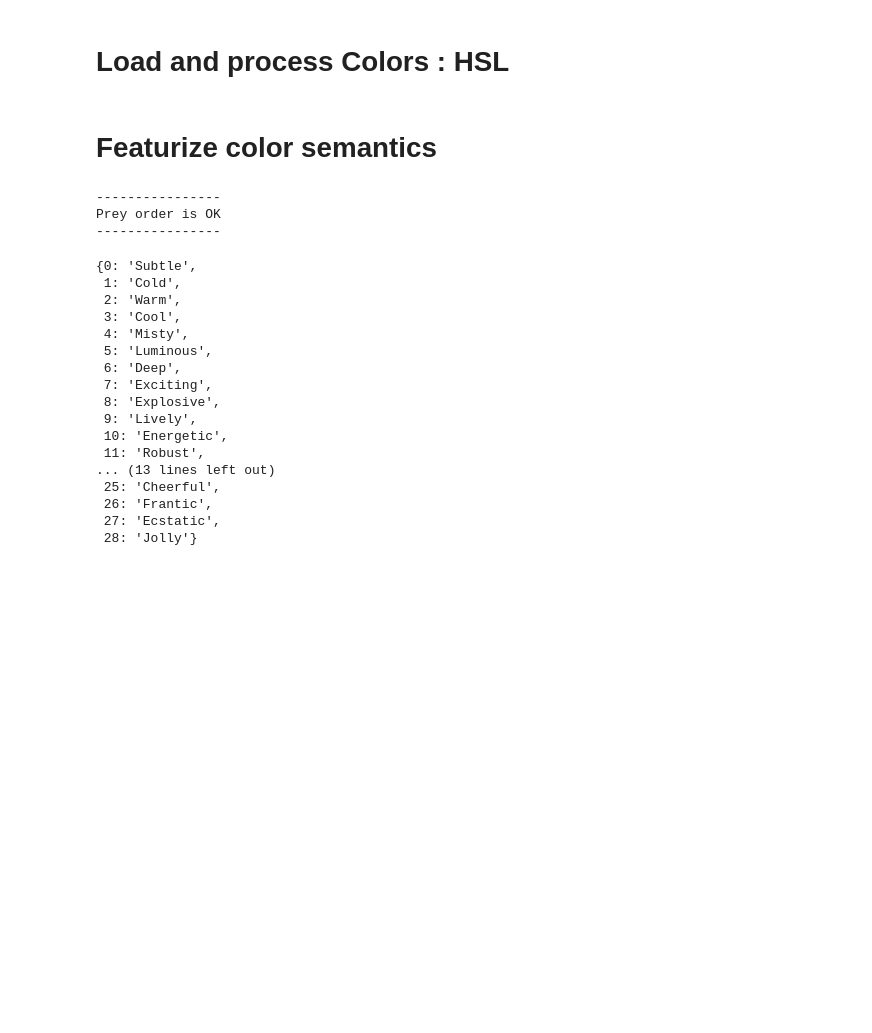
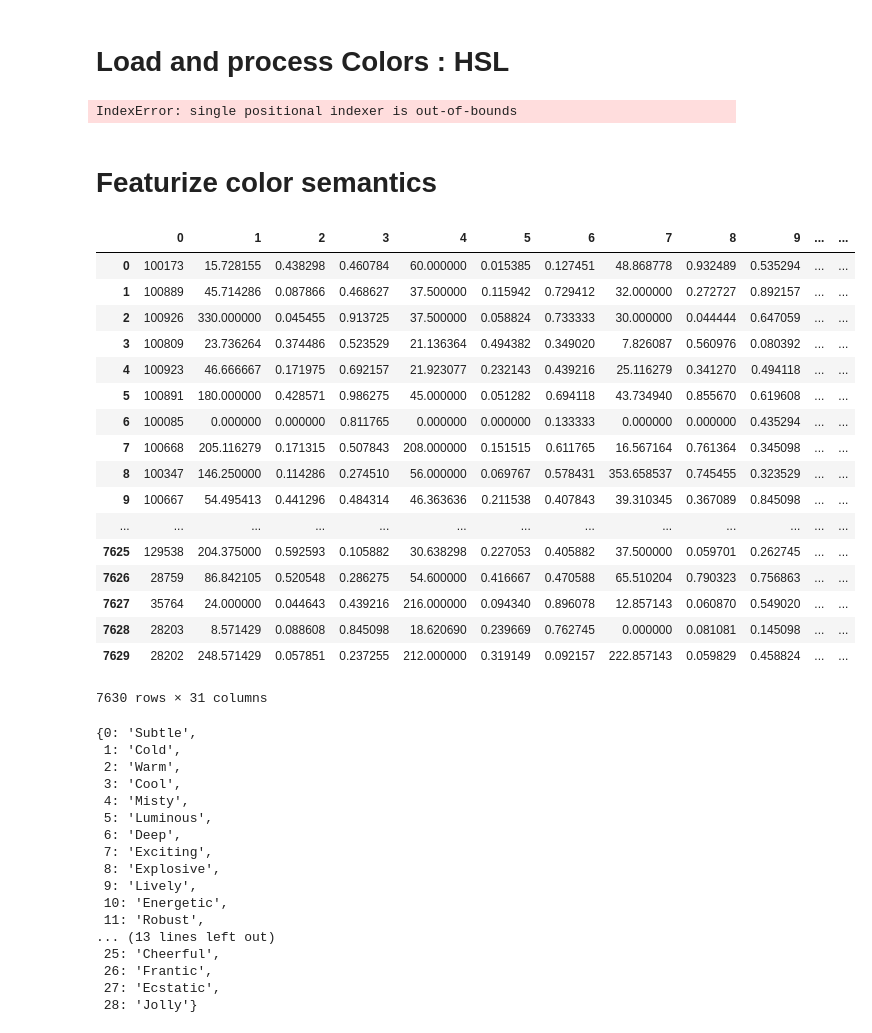
Before and after one commit to nanumyan/iCH-predictor, a Jupyter notebook: data_analysis/clustering.ipynb, the cells around one changed output. Drawn from its saved outputs; the diff is of its cells as text; code cells hidden in the pictures; blank space fills up the shorter version.

Commit message:
colors lists

```diff
--- a/data_analysis/clustering.ipynb
+++ b/data_analysis/clustering.ipynb
@@ -156,18 +154,42 @@ HSLcolors = np.loadtxt('out/HSLcolors.txt')
+# %%
+# HSLcolors = np.loadtxt('out/HSL10colors.txt')
+import pandas as pd
+HSLcolors = pd.read_table('out/HSL10colors.txt', header=None, index_col=0)
+HSLcolors.iloc[100173]
+# %% [output]
+IndexError: single positional indexer is out-of-bounds
 # %% [markdown]
 # Featurize color semantics
 # %%
 hues = HSLcolors[:, [1,4,7]]//30
 hues = hues.astype(int)
 num_hues = len(np.unique(hues))
+# %%
+HSLcolors
+# %% [output]
+|  | 0 | 1 | 2 | 3 | 4 | 5 | 6 | 7 | 8 | 9 | ... | ... |
+| 0 | 100173 | 15.728155 | 0.438298 | 0.460784 | 60.000000 | 0.015385 | 0.127451 | 48.868778 | 0.932489 | 0.535294 | ... | ... |
+| 1 | 100889 | 45.714286 | 0.087866 | 0.468627 | 37.500000 | 0.115942 | 0.729412 | 32.000000 | 0.272727 | 0.892157 | ... | ... |
+| 2 | 100926 | 330.000000 | 0.045455 | 0.913725 | 37.500000 | 0.058824 | 0.733333 | 30.000000 | 0.044444 | 0.647059 | ... | ... |
+| 3 | 100809 | 23.736264 | 0.374486 | 0.523529 | 21.136364 | 0.494382 | 0.349020 | 7.826087 | 0.560976 | 0.080392 | ... | ... |
+| 4 | 100923 | 46.666667 | 0.171975 | 0.692157 | 21.923077 | 0.232143 | 0.439216 | 25.116279 | 0.341270 | 0.494118 | ... | ... |
+| 5 | 100891 | 180.000000 | 0.428571 | 0.986275 | 45.000000 | 0.051282 | 0.694118 | 43.734940 | 0.855670 | 0.619608 | ... | ... |
+| 6 | 100085 | 0.000000 | 0.000000 | 0.811765 | 0.000000 | 0.000000 | 0.133333 | 0.000000 | 0.000000 | 0.435294 | ... | ... |
+| 7 | 100668 | 205.116279 | 0.171315 | 0.507843 | 208.000000 | 0.151515 | 0.611765 | 16.567164 | 0.761364 | 0.345098 | ... | ... |
+| 8 | 100347 | 146.250000 | 0.114286 | 0.274510 | 56.000000 | 0.069767 | 0.578431 | 353.658537 | 0.745455 | 0.323529 | ... | ... |
+| 9 | 100667 | 54.495413 | 0.441296 | 0.484314 | 46.363636 | 0.211538 | 0.407843 | 39.310345 | 0.367089 | 0.845098 | ... | ... |
+| ... | ... | ... | ... | ... | ... | ... | ... | ... | ... | ... | ... | ... |
+| 7625 | 129538 | 204.375000 | 0.592593 | 0.105882 | 30.638298 | 0.227053 | 0.405882 | 37.500000 | 0.059701 | 0.262745 | ... | ... |
+| 7626 | 28759 | 86.842105 | 0.520548 | 0.286275 | 54.600000 | 0.416667 | 0.470588 | 65.510204 | 0.790323 | 0.756863 | ... | ... |
+| 7627 | 35764 | 24.000000 | 0.044643 | 0.439216 | 216.000000 | 0.094340 | 0.896078 | 12.857143 | 0.060870 | 0.549020 | ... | ... |
+| 7628 | 28203 | 8.571429 | 0.088608 | 0.845098 | 18.620690 | 0.239669 | 0.762745 | 0.000000 | 0.081081 | 0.145098 | ... | ... |
+| 7629 | 28202 | 248.571429 | 0.057851 | 0.237255 | 212.000000 | 0.319149 | 0.092157 | 222.857143 | 0.059829 | 0.458824 | ... | ... |
+7630 rows × 31 columns
 # %%
 if np.array_equiv(array(prey_names), HSLcolors[:,0]):
     print '----------------'
     print 'Prey order is OK'
     print '----------------'
-# %% [output]
-----------------
-Prey order is OK
-----------------
 # %%
 HSLtriplets = np.delete(HSLcolors, 0, axis=1)
 HSLtriplets = HSLtriplets.reshape((HSLtriplets.shape[0], HSLtriplets.shape[1]/3, 3))
```
Also changed, not shown: parts of 3 cells of this notebook, 4 other files.
